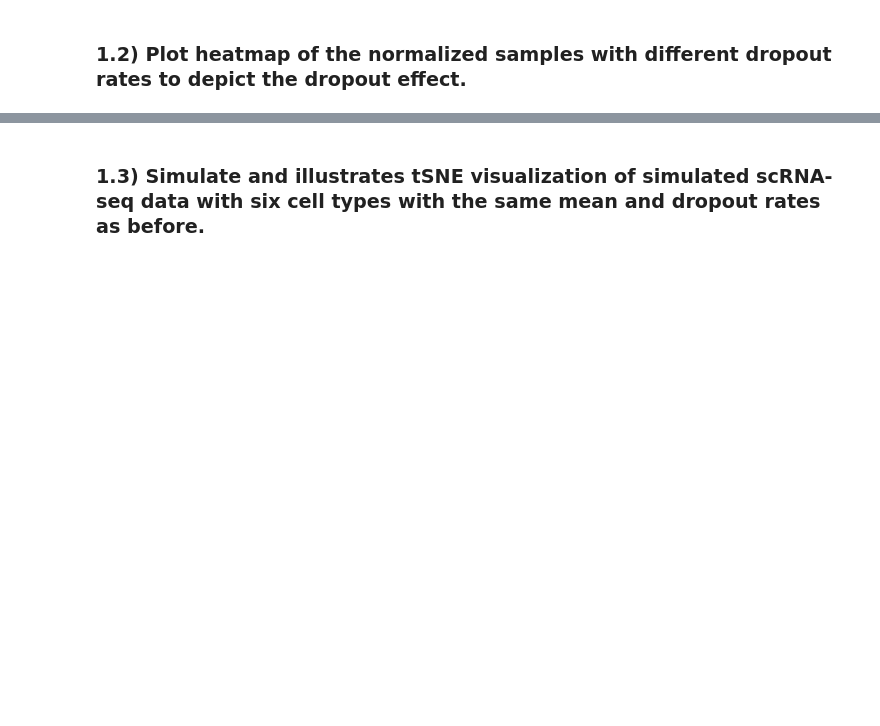
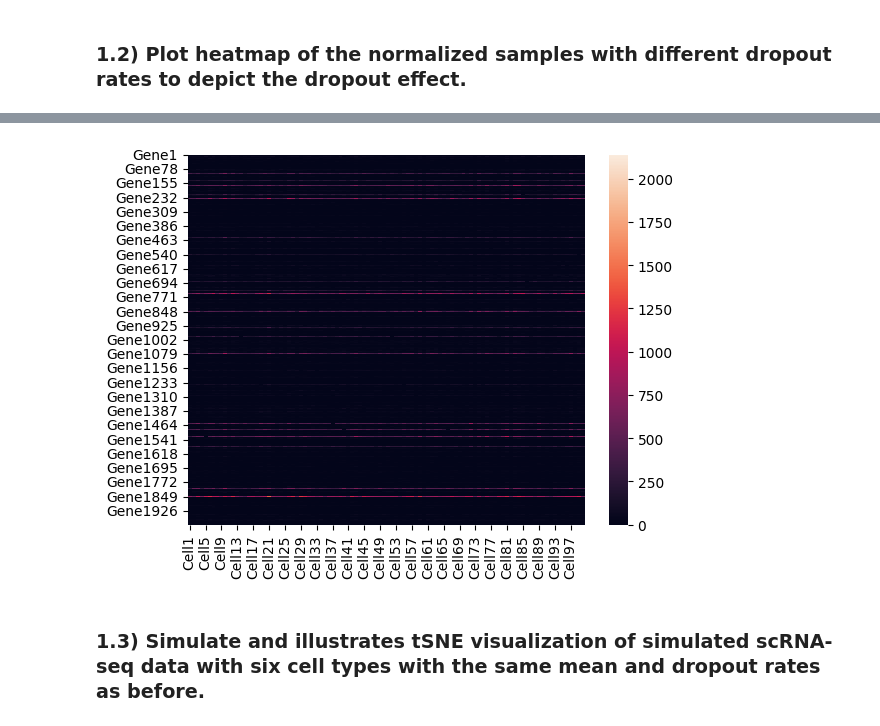
Before and after one commit to Velcorn/BKIM, a Jupyter notebook: Ex 02/Exercise 2 - Biostatistic.ipynb, the cells around one changed output, grey strips where cells are left out. Cells and saved outputs as stored; diff of their text form; code cells hidden in the pictures; blank space fills up the shorter version.

```diff
--- a/Ex 02/Exercise 2 - Biostatistic.ipynb
+++ b/Ex 02/Exercise 2 - Biostatistic.ipynb
@@ -169,4 +62,4 @@ write.table(counts(sim), "sim.txt")
 import pandas as pd
 
 sim = pd.read_table("sim.txt", sep=" ")
-sim
+sim2 = pd.read_table("sim2.txt", sep=" ")
@@ -211,2 +74,7 @@ plt.show()
+# %%
+sns.heatmap(sim2)
+plt.show()
+# %% [output]
+[figure, added]
 # %% [markdown]
 ### 1.3) Simulate and illustrates tSNE visualization of simulated scRNA-seq data with six cell types with the same mean and dropout rates as before.
```
Also changed, not shown: parts of 26 cells of this notebook.
